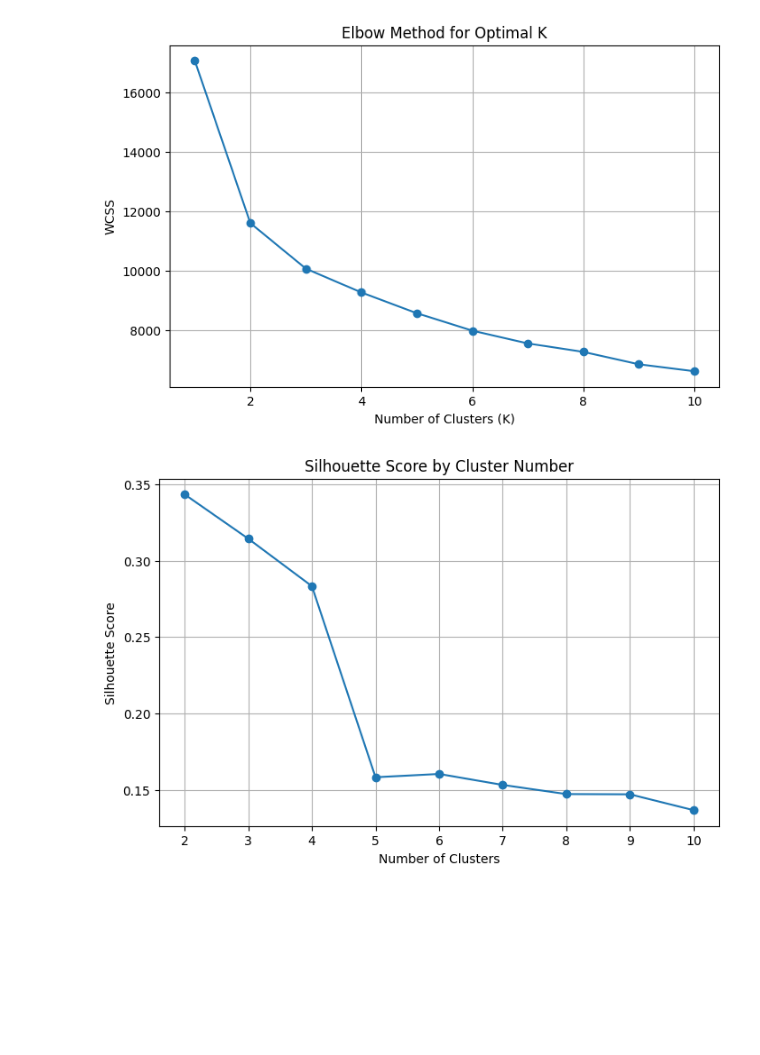
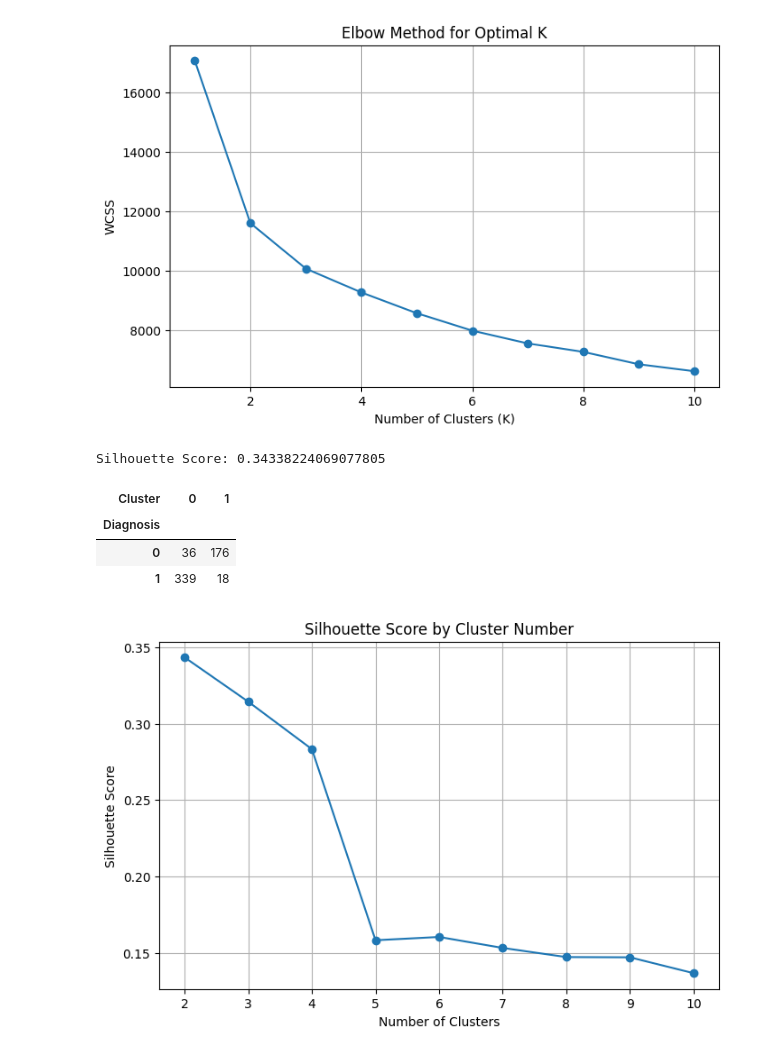
Before and after one commit to Jbaner/OMDSModC_Capstone_Project, a Jupyter notebook: OMDS_ModC_Week10_Banerjee_Jayeeta.ipynb, the cells around one changed output. Drawn from its saved outputs; the diff is of its cells as text; code cells hidden in the pictures; blank space fills up the shorter version.

```diff
--- a/OMDS_ModC_Week10_Banerjee_Jayeeta.ipynb
+++ b/OMDS_ModC_Week10_Banerjee_Jayeeta.ipynb
@@ -80,4 +82,36 @@ plt.grid(True)
 plt.show()
 # %% [output]
 [figure]
+# %%
+kmeans = KMeans(
+    n_clusters=2,
+    random_state=42,
+    n_init=10
+)
+
+cluster_labels = kmeans.fit_predict(X_scaled)
+
+# Add cluster assignments
+df_BreastCancer["Cluster"] = cluster_labels
+# %%
+from sklearn.metrics import silhouette_score
+
+silhouette = silhouette_score(
+    X_scaled,
+    cluster_labels
+)
+
+print("Silhouette Score:", silhouette)
+# %% [output]
+Silhouette Score: 0.34338224069077805
+# %%
+pd.crosstab(
+    df_BreastCancer["Diagnosis"],
+    df_BreastCancer["Cluster"]
+)
+# %% [output]
+| Cluster | 0 | 1 |
+| Diagnosis |  |  |
+| 0 | 36 | 176 |
+| 1 | 339 | 18 |
 # %%
```
Also changed, not shown: parts of 4 cells of this notebook.
